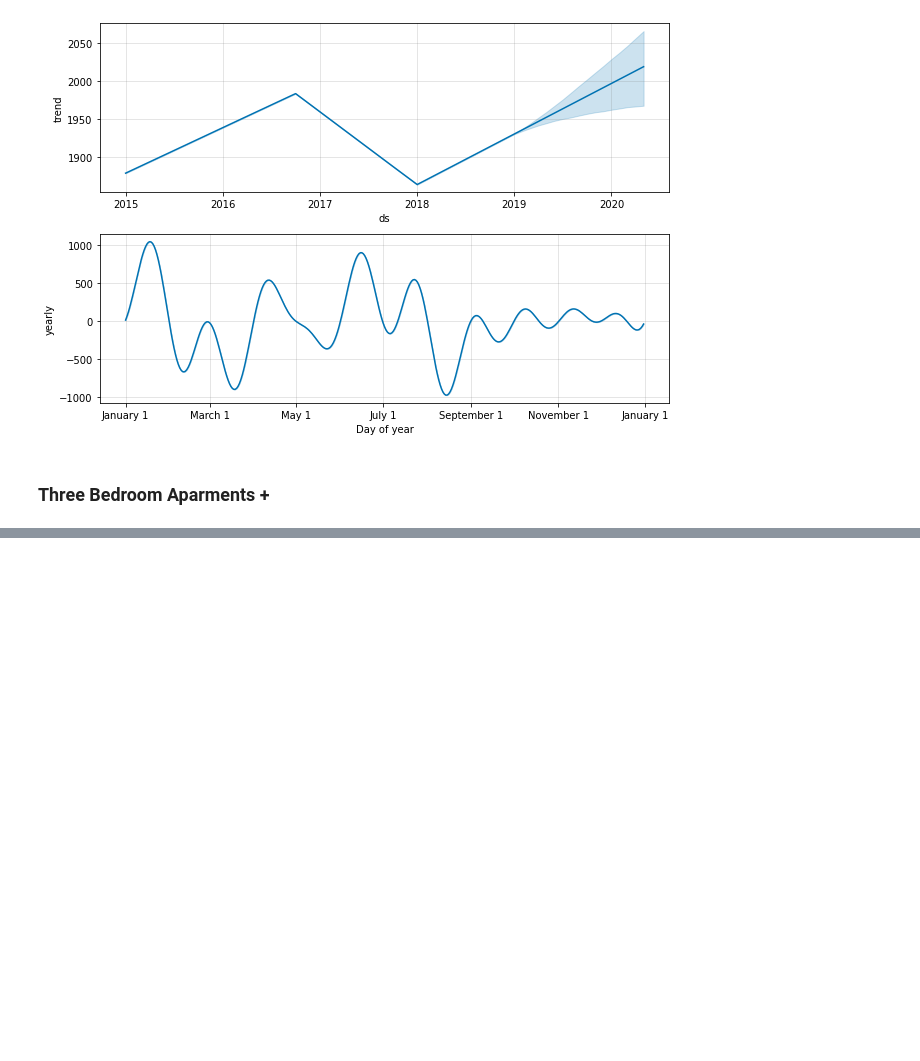
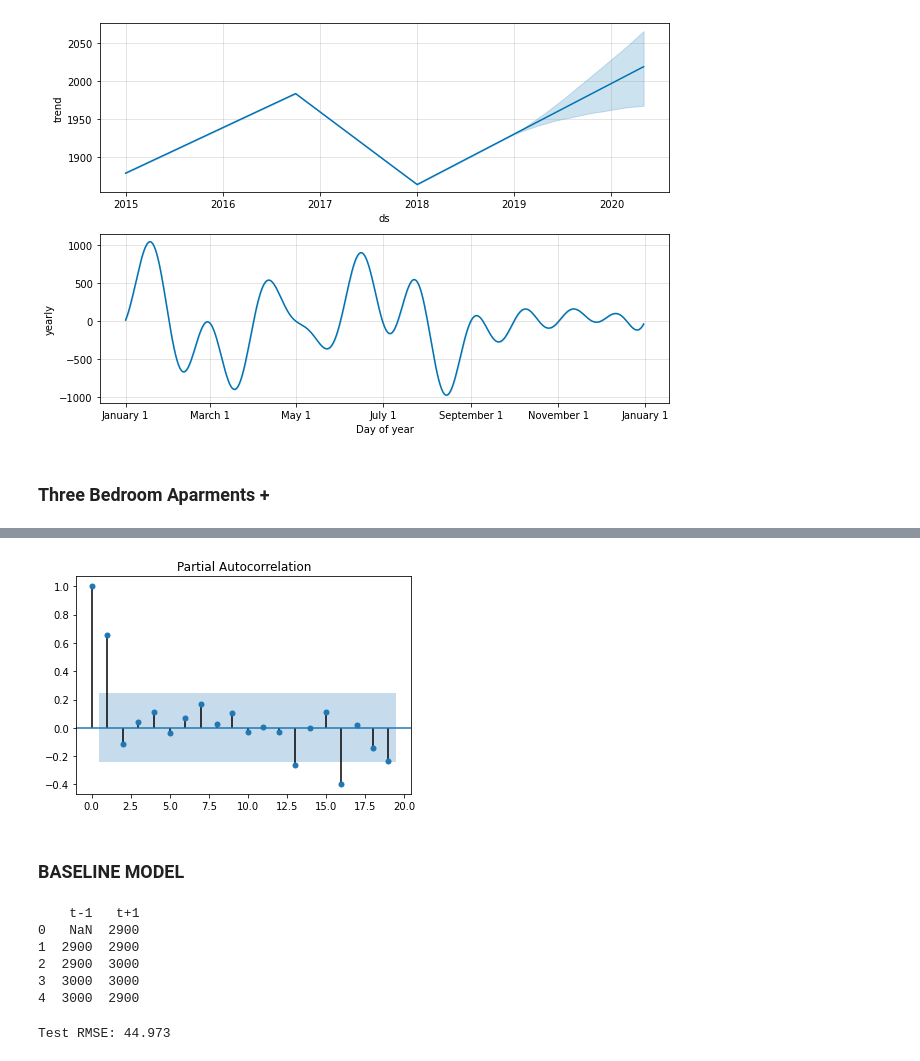
Before and after one commit to jbuenaseda/streeteasy_time_series, a Jupyter notebook: astoria_rent.ipynb, the cells around one changed output, grey strips where cells are left out. Drawn from its saved outputs; the diff is of its cells as text; code cells hidden in the pictures; blank space fills up the shorter version.

```diff
--- a/astoria_rent.ipynb
+++ b/astoria_rent.ipynb
@@ -789,0 +621,6 @@ dtype: int64
+# %%
+plot_pacf(agw_3br['Astoria']);
+# %% [output]
+[figure, added]
+# %% [markdown]
+### BASELINE MODEL
@@ -789,0 +629,13 @@ dtype: int64
+# %%
+# Create lagged dataset
+values_3br = pd.DataFrame(astoria_3br.values)
+dataframe_3br = pd.concat([values_3br.shift(1), values_3br], axis=1)
+dataframe_3br.columns = ['t-1', 't+1']
+print(dataframe_3br.head(5))
+# %% [output]
+    t-1   t+1
+0   NaN  2900
+1  2900  2900
+2  2900  3000
+3  3000  3000
+4  3000  2900
@@ -789,0 +649,12 @@ dtype: int64
+# %%
+#model persistence defined above in studios
+
+# walk-forward validation
+predictions_3br = list()
+for x in test_X_3br:
+    yhat_3br = model_persistence(x)
+    predictions_3br.append(yhat_3br)
+test_score_3br = mean_squared_error(test_y_3br, predictions_3br)
+print('Test RMSE: %.3f' % sqrt(test_score_3br))
+# %% [output]
+Test RMSE: 44.973
```
Also changed, not shown: parts of 45 cells of this notebook.
